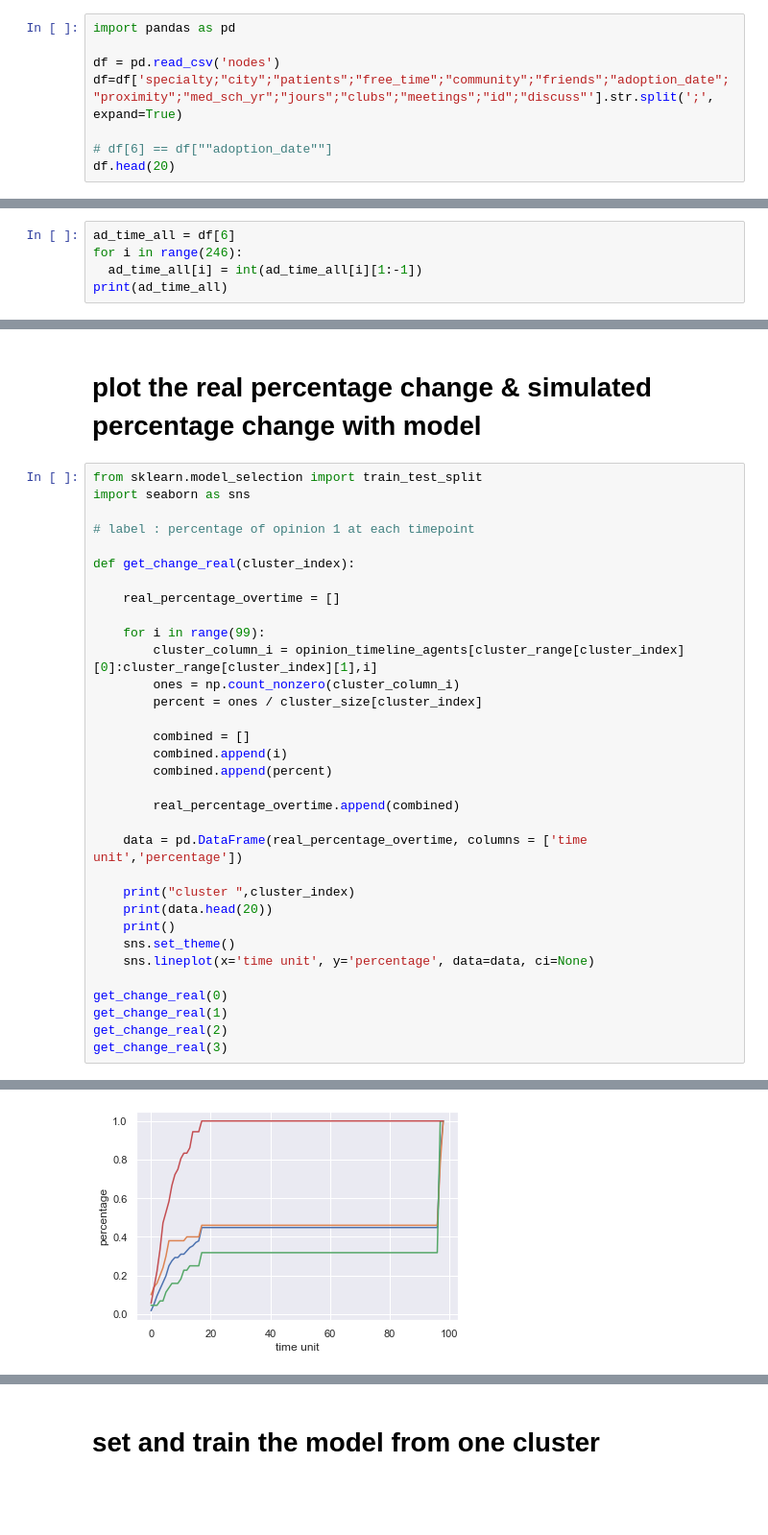
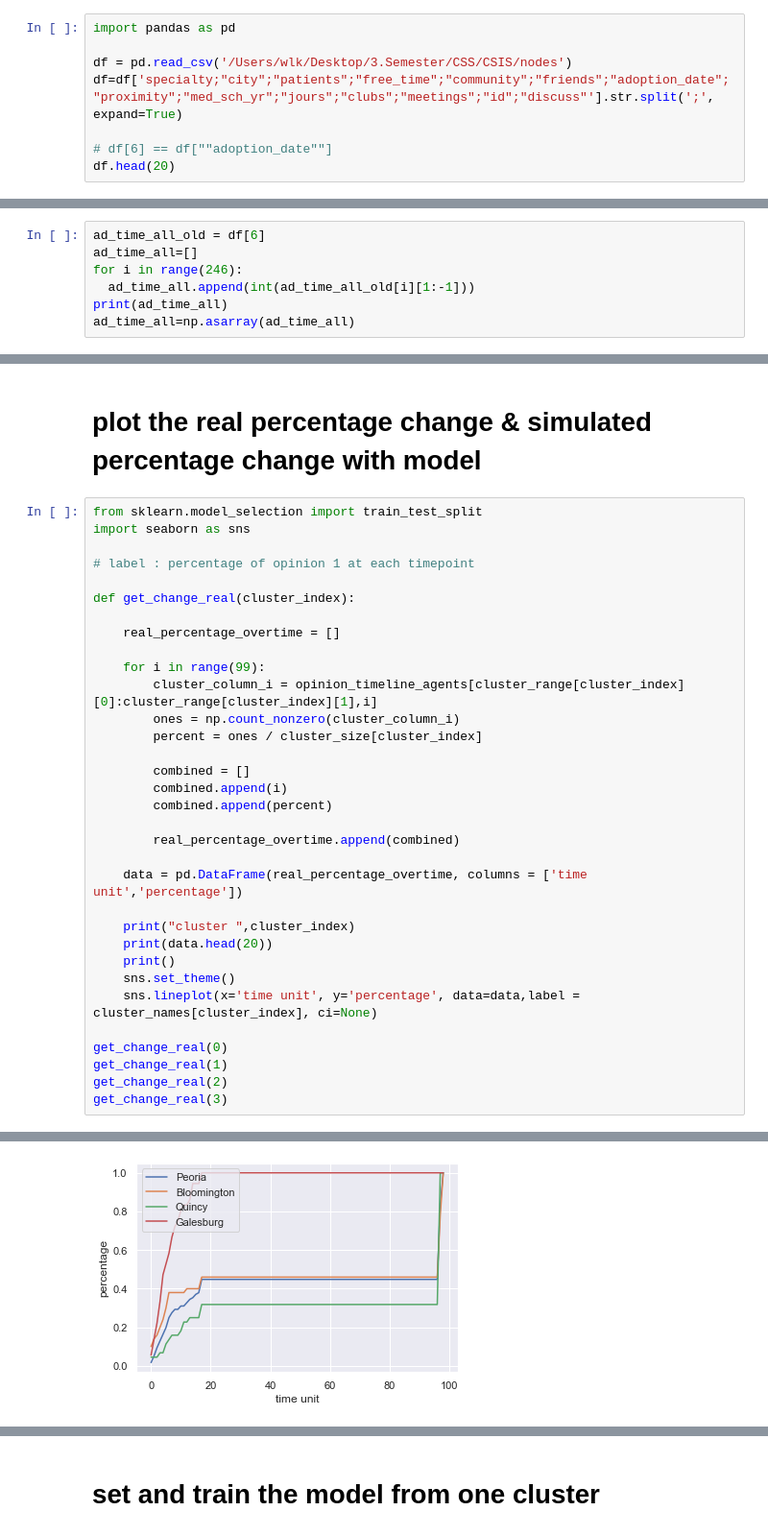
Before and after one commit to HX-Tfd/CSIS, a Jupyter notebook: process.ipynb, the cells around one changed output, grey strips where cells are left out. Shown at 96% size. Cells and saved outputs as stored; diff of their text form; blank space fills up the shorter version.

```diff
--- a/process.ipynb
+++ b/process.ipynb
@@ -3,7 +3,7 @@
 # %%
 import pandas as pd
 
-df = pd.read_csv('nodes')
+df = pd.read_csv('/Users/wlk/Desktop/3.Semester/CSS/CSIS/nodes')
 df=df['specialty;"city";"patients";"free_time";"community";"friends";"adoption_date";"proximity";"med_sch_yr";"jours";"clubs";"meetings";"id";"discuss"'].str.split(';', expand=True)
 
 # df[6] == df[""adoption_date""]
@@ -127,8 +127,10 @@ peoria_edges, bloomington_edges, quincy_edges, galesburg_edges = get_edges_array
 1.   each row represents an agent
 2.   each column represents the agent's opinion at this timepoint
 # %%
-ad_time_all = df[6]
+ad_time_all_old = df[6]
+ad_time_all=[]
 for i in range(246):
-  ad_time_all[i] = int(ad_time_all[i][1:-1])
+  ad_time_all.append(int(ad_time_all_old[i][1:-1]))
 print(ad_time_all)
+ad_time_all=np.asarray(ad_time_all)
 # %% [output]
@@ -193,35 +182,35 @@ def get_change_real(cluster_index):
 
     data = pd.DataFrame(real_percentage_overtime, columns = ['time unit','percentage'])
 
     print("cluster ",cluster_index)
     print(data.head(20))
     print()
     sns.set_theme()
-    sns.lineplot(x='time unit', y='percentage', data=data, ci=None)
+    sns.lineplot(x='time unit', y='percentage', data=data,label = cluster_names[cluster_index], ci=None)
 
 get_change_real(0)
 get_change_real(1)
 get_change_real(2)
 get_change_real(3)
 # %% [output]
 cluster  0
     time unit  percentage
 0           0    0.017241
 1           1    0.051724
 2           2    0.094828
 3           3    0.129310
 4           4    0.163793
 5           5    0.198276
 6           6    0.250000
 7           7    0.275862
 8           8    0.293103
 9           9    0.293103
 ... (75 lines left out)
 16         16    0.944444
 17         17    1.000000
 18         18    1.000000
 19         19    1.000000
-[figure, old version]
+[figure, new version]
 # %%
 from sklearn.linear_model import LinearRegression
 import math
```
Also changed, not shown: parts of 6 cells of this notebook.
